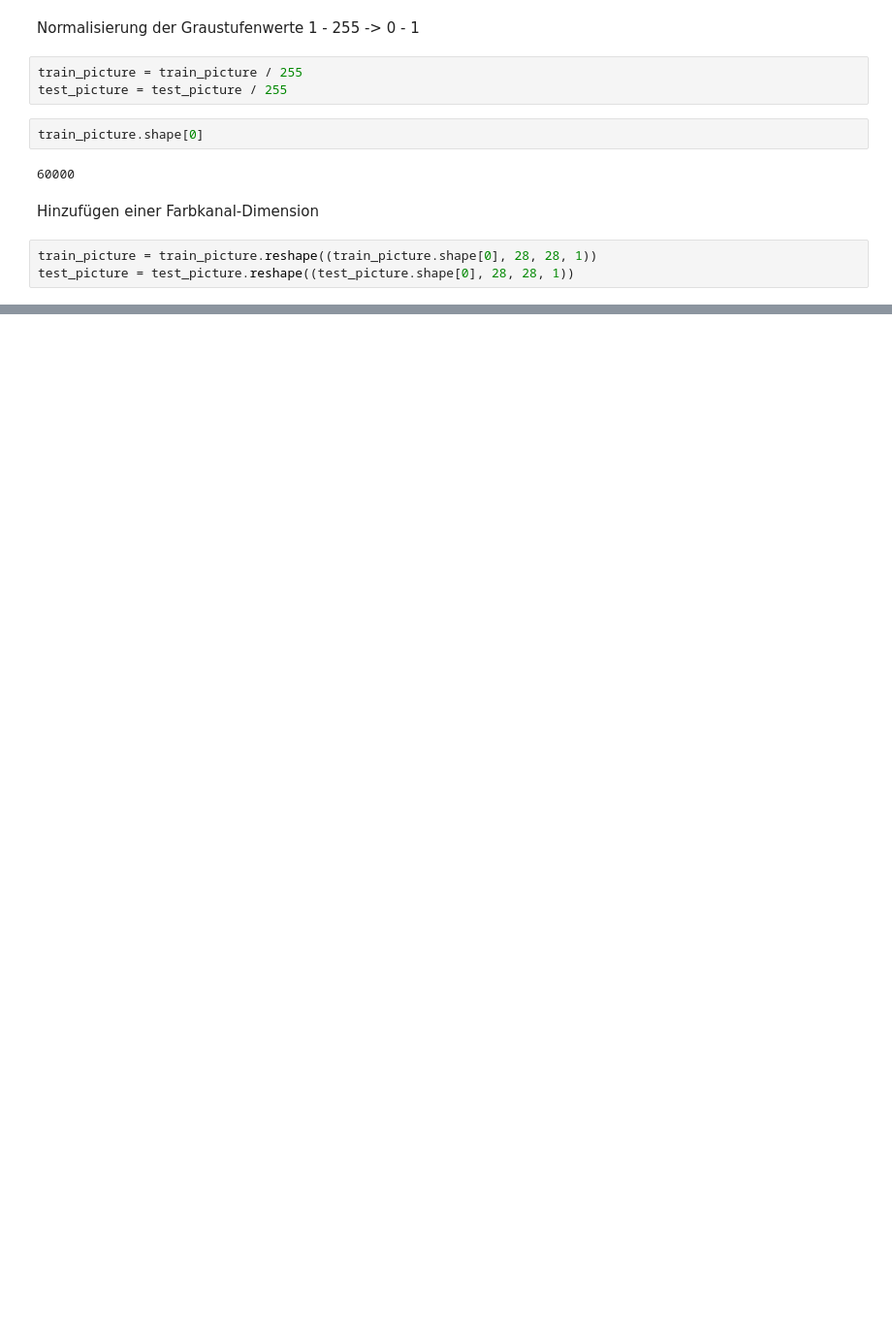
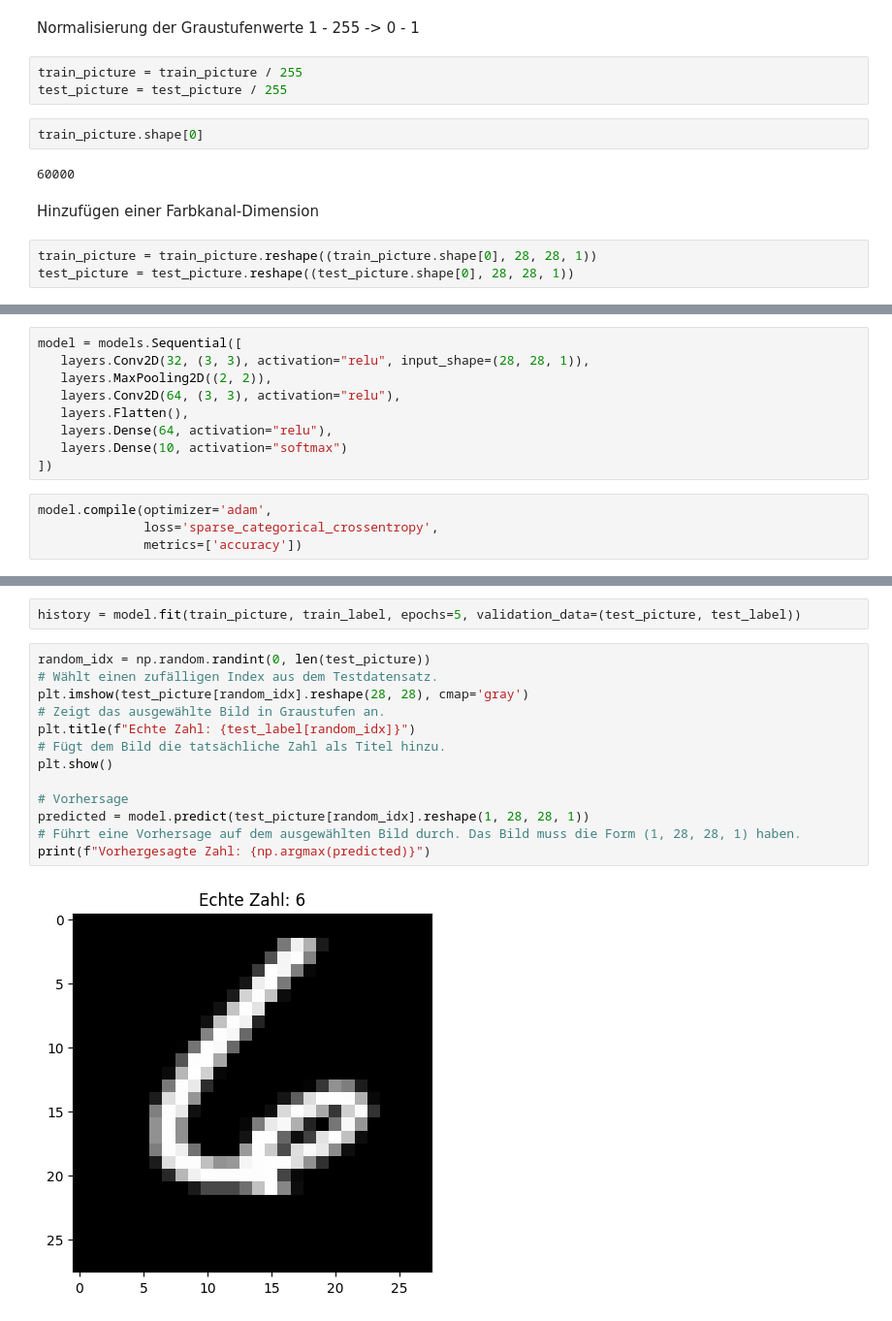
Before and after one commit to luiwagner/BOS_Fachreferat_Ziffernerkennung, a Jupyter notebook: BOS_Fachreferat_Ziffernerkennung.ipynb, the cells around one changed output, grey strips where cells are left out. Shown at 97% size. Cells and saved outputs as stored; diff of their text form; blank space fills up the shorter version.

```diff
--- a/BOS_Fachreferat_Ziffernerkennung.ipynb
+++ b/BOS_Fachreferat_Ziffernerkennung.ipynb
@@ -53,0 +54,13 @@ train_picture.shape[0]
+# %%
+model = models.Sequential([
+   layers.Conv2D(32, (3, 3), activation="relu", input_shape=(28, 28, 1)),
+   layers.MaxPooling2D((2, 2)),
+   layers.Conv2D(64, (3, 3), activation="relu"),
+   layers.Flatten(),
+   layers.Dense(64, activation="relu"),
+   layers.Dense(10, activation="softmax")
+])
+# %%
+model.compile(optimizer='adam',
+              loss='sparse_categorical_crossentropy',
+              metrics=['accuracy'])
@@ -53,0 +89,17 @@ train_picture.shape[0]
+# %%
+history = model.fit(train_picture, train_label, epochs=5, validation_data=(test_picture, test_label))
+# %%
+random_idx = np.random.randint(0, len(test_picture))
+# Wählt einen zufälligen Index aus dem Testdatensatz.
+plt.imshow(test_picture[random_idx].reshape(28, 28), cmap='gray')
+# Zeigt das ausgewählte Bild in Graustufen an.
+plt.title(f"Echte Zahl: {test_label[random_idx]}")
+# Fügt dem Bild die tatsächliche Zahl als Titel hinzu.
+plt.show()
+
+# Vorhersage
+predicted = model.predict(test_picture[random_idx].reshape(1, 28, 28, 1))
+# Führt eine Vorhersage auf dem ausgewählten Bild durch. Das Bild muss die Form (1, 28, 28, 1) haben.
+print(f"Vorhergesagte Zahl: {np.argmax(predicted)}")
+# %% [output]
+[figure, added]
```
Also changed, not shown: parts of 6 cells of this notebook.
